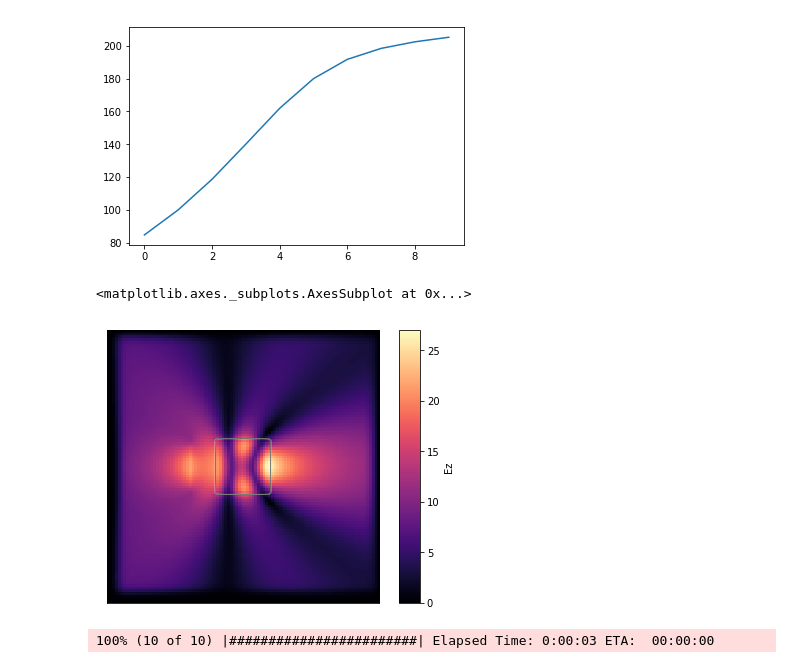
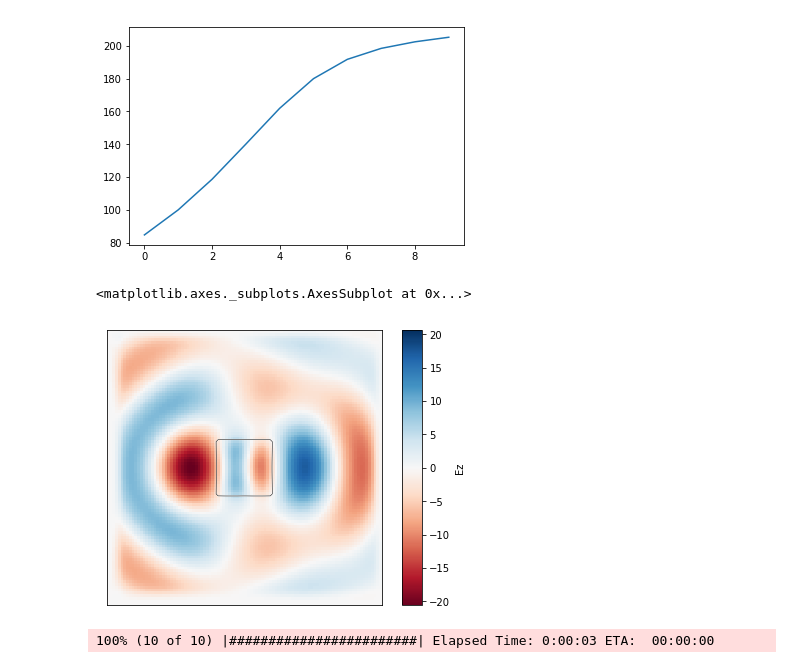
Before and after one commit to fancompute/angler, a Jupyter notebook: Notebooks/optimization.ipynb, the cells around one changed output. Cells and saved outputs as stored; diff of their text form; code cells hidden in the pictures.

```diff
--- a/Notebooks/optimization.ipynb
+++ b/Notebooks/optimization.ipynb
@@ -69,10 +72,10 @@ plt.show()
 [figure]
 # %%
 (Hx,Hy,Ez) = simulation.solve_fields(b)
-simulation.plt_abs()
+simulation.plt_re()
 # %% [output]
 <matplotlib.axes._subplots.AxesSubplot at 0x...>
-[figure, old version]
+[figure, new version]
 # %%
 # Now try running the same thing but with nonlinearity
 # Should be the same for this amount of input power and choice of chi-3
```
Also changed, not shown: parts of 23 cells of this notebook.
